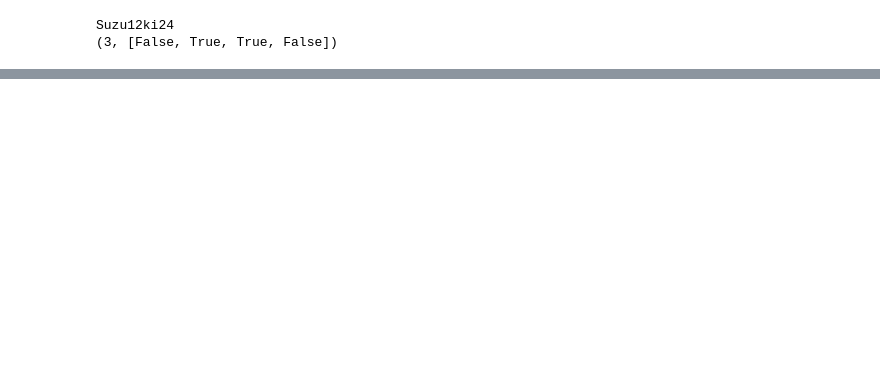
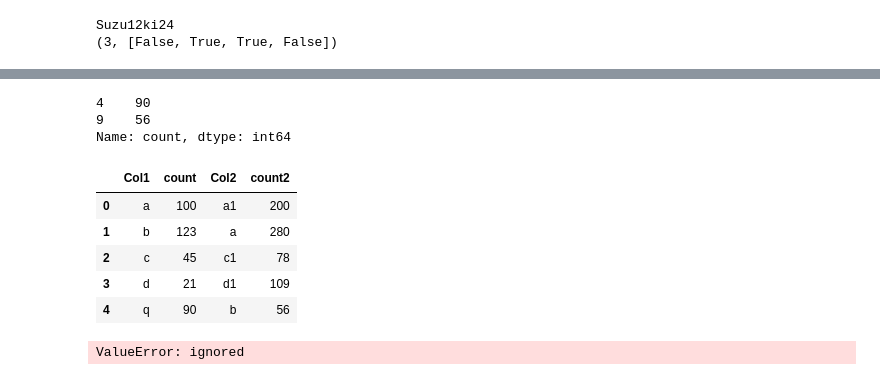
Before and after one commit to Yamada8412/Prog2kakushin, a Jupyter notebook: work1.ipynb, the cells around one changed output, grey strips where cells are left out. Drawn from its saved outputs; the diff is of its cells as text; code cells hidden in the pictures; blank space fills up the shorter version.

```diff
--- a/work1.ipynb
+++ b/work1.ipynb
@@ -86,0 +169,35 @@ df
+# %%
+df8 = df7.reset_index()
+#df8[df8.duplicated('Col1',keep = 'last')]['count'] = df8[df8[df8.duplicated('Col1',keep = 'last')]['count'],df8[df8.duplicated('Col1',keep = 'first')]['count']].sum()
+#df8[df8.duplicated('Col1',keep = 'last')]['count']
+df8[df8.duplicated('Col1',keep = 'first')]['count']
+# %% [output]
+4    90
+9    56
+Name: count, dtype: int64
+# %%
+qwe
+# %% [output]
+|  | Col1 | count | Col2 | count2 |
+| 0 | a | 100 | a1 | 200 |
+| 1 | b | 123 | a | 280 |
+| 2 | c | 45 | c1 | 78 |
+| 3 | d | 21 | d1 | 109 |
+| 4 | q | 90 | b | 56 |
+# %%
+a = pd.DataFrame()
+# for i in range(len(qwe)):
+#   qwe['count'] = np.where(qwe['Col2'] == qwe.loc[i,'Col1'],qwe['count'] += qwe['count2'],qwe['count'] = qwe['count'])
+
+#for i in range(len(qwe)):
+  #print(qwe.loc[i,'Col1'] == qwe['Col2'])
+  #if qwe.loc[i,'Col1'] == qwe['Col2']:
+    #print('a')
+  #qwe[qwe.loc[i,'Col1'] == qwe['Col2']]['count2']
+  #qwe.loc[i,'count'] +=
+
+# qwe.loc[1,'count'] = qwe.loc[1,'count'] + qwe.loc[2,'count']
+# qwe
+qwe[qwe.loc[0,'Col1'] == qwe['Col2']]['Col2']
+# %% [output]
+ValueError: ignored
```
Also changed, not shown: parts of 10 cells of this notebook.
